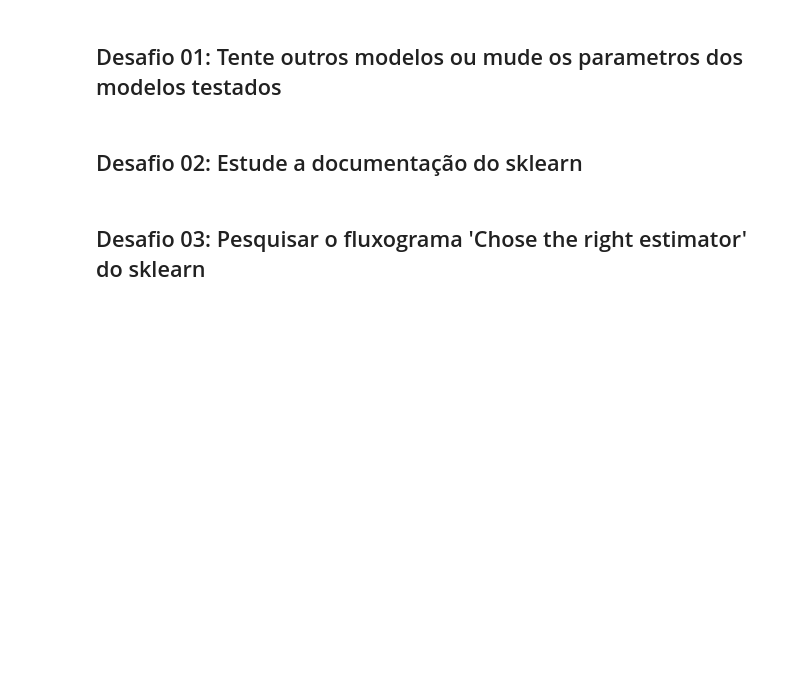
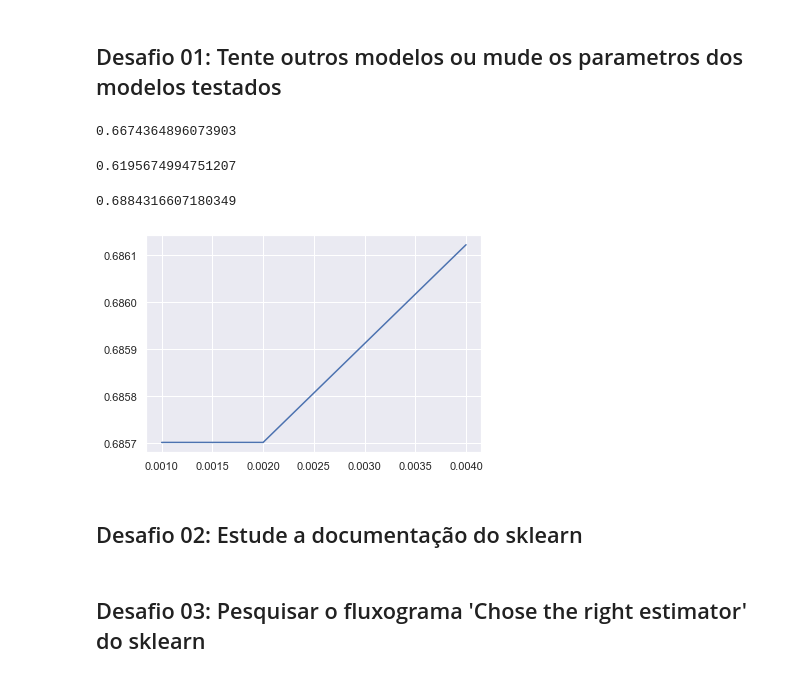
Before and after one commit to guilhermebap/Data-science-personal-study, a Jupyter notebook: Alura/imersaodados3/Aula05.ipynb, the cells around one changed output. Saved outputs shown, nothing was run; the diff lists cells and outputs as text; code cells hidden in the pictures; blank space fills up the shorter version.

```diff
--- a/Alura/imersaodados3/Aula05.ipynb
+++ b/Alura/imersaodados3/Aula05.ipynb
@@ -208,3 +214,35 @@ modelo_randomForest.score(X_test, y_test)
+# %%
+from sklearn.svm import LinearSVC
+
+modelo = LinearSVC(max_iter=3000)
+modelo.fit(X_train, y_train)
+score = modelo.score(X_test, y_test)
+print(score)
+# %% [output]
+0.6674364896073903
+# %%
+from sklearn.neighbors import KNeighborsClassifier
+
+testandoModelo(KNeighborsClassifier)
+# %% [output]
+0.6195674994751207
+# %%
+from sklearn.ensemble import GradientBoostingClassifier
+
+testandoModelo(GradientBoostingClassifier)
+# %% [output]
+0.6884316607180349
+# %%
+train_score = []
+for i in np.arange(0.001,0.005,0.001):
+    modelo_randomForest = RandomForestClassifier(min_samples_leaf=i, max_depth=4)
+    modelo_randomForest.fit(X_train, y_train)
+    train_score.append(modelo_randomForest.score(X_test, y_test))
+# %%
+sns.lineplot(x=np.arange(0.001,0.005,0.001), y=train_score)
+plt.show()
+# %% [output]
+[figure, added]
 # %% [markdown]
 ## Desafio 02: Estude a documentação do sklearn
 # %% [markdown]
```
Also changed, not shown: parts of 7 cells of this notebook.
